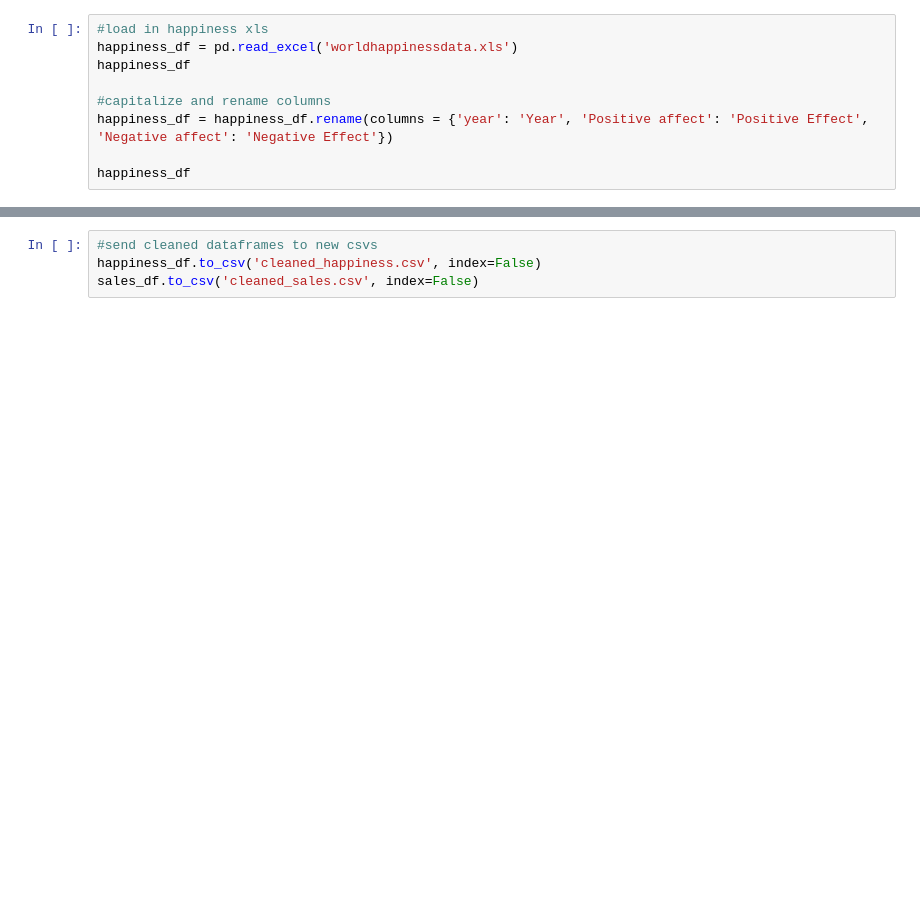
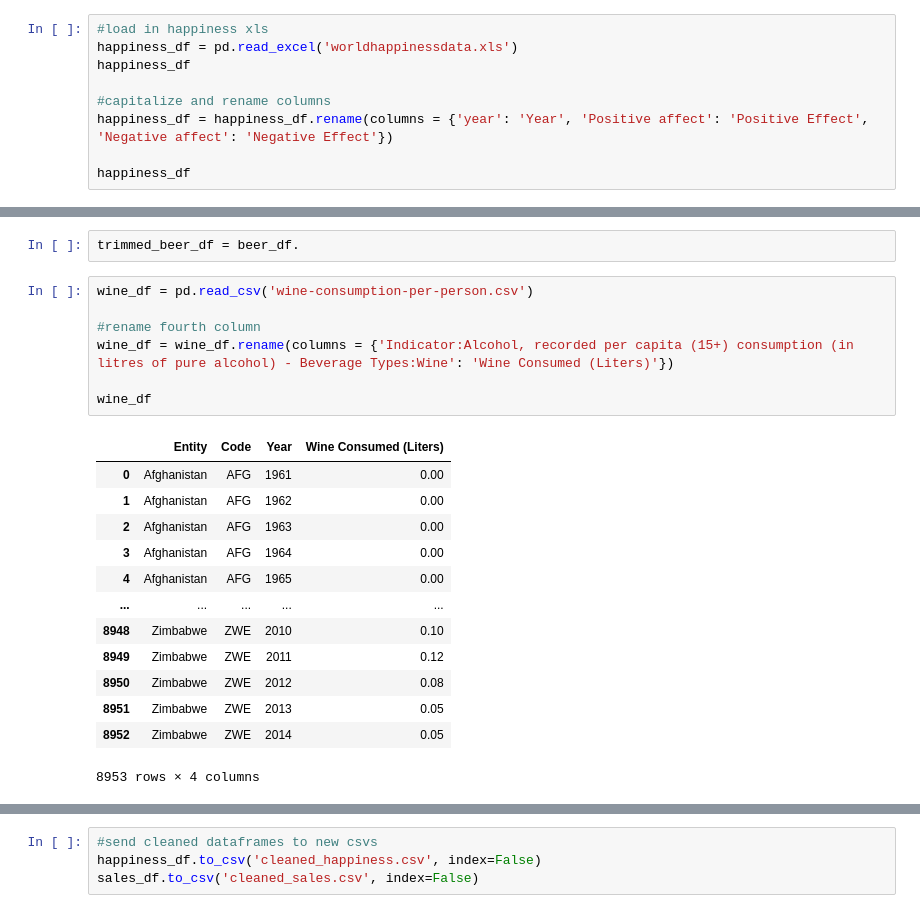
Before and after one commit to NoniBell/alcohol-analysis, a Jupyter notebook: Data/cleaner.ipynb, the cells around one changed output, grey strips where cells are left out. Drawn from its saved outputs; the diff is of its cells as text; blank space fills up the shorter version.

```diff
--- a/Data/cleaner.ipynb
+++ b/Data/cleaner.ipynb
@@ -99,0 +138,23 @@ happiness_df
+# %%
+trimmed_beer_df = beer_df.
+# %%
+wine_df = pd.read_csv('wine-consumption-per-person.csv')
+
+#rename fourth column
+wine_df = wine_df.rename(columns = {'Indicator:Alcohol, recorded per capita (15+) consumption (in litres of pure alcohol) - Beverage Types:Wine': 'Wine Consumed (Liters)'})
+
+wine_df
+# %% [output]
+|  | Entity | Code | Year | Wine Consumed (Liters) |
+| 0 | Afghanistan | AFG | 1961 | 0.00 |
+| 1 | Afghanistan | AFG | 1962 | 0.00 |
+| 2 | Afghanistan | AFG | 1963 | 0.00 |
+| 3 | Afghanistan | AFG | 1964 | 0.00 |
+| 4 | Afghanistan | AFG | 1965 | 0.00 |
+| ... | ... | ... | ... | ... |
+| 8948 | Zimbabwe | ZWE | 2010 | 0.10 |
+| 8949 | Zimbabwe | ZWE | 2011 | 0.12 |
+| 8950 | Zimbabwe | ZWE | 2012 | 0.08 |
+| 8951 | Zimbabwe | ZWE | 2013 | 0.05 |
+| 8952 | Zimbabwe | ZWE | 2014 | 0.05 |
+8953 rows × 4 columns
```
Also changed, not shown: parts of 4 cells of this notebook, 3 other files.
